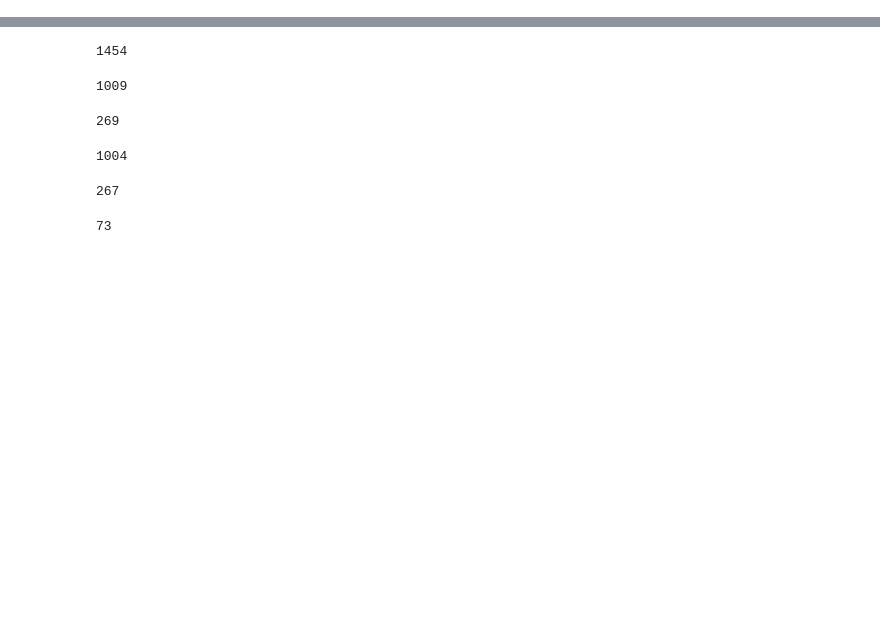
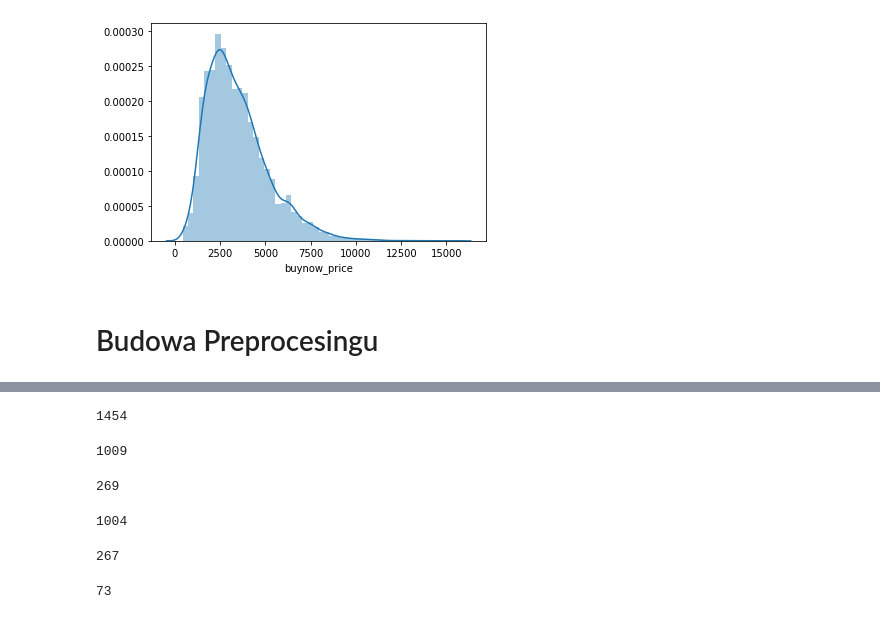
Before and after one commit to sadowskimarcin10/laptop-price, a Jupyter notebook: laptop_price_workflow.ipynb, the cells around one changed output, grey strips where cells are left out. Cells and saved outputs as stored; diff of their text form; code cells hidden in the pictures; blank space fills up the shorter version.

```diff
--- a/laptop_price_workflow.ipynb
+++ b/laptop_price_workflow.ipynb
@@ -5,0 +71,7 @@ df = get_json_data()
+# %%
+sns.distplot(train["buynow_price"])
+plt.show()
+# %% [output]
+[figure, added]
+# %% [markdown]
+# Budowa Preprocesingu
```
Also changed, not shown: parts of 28 cells of this notebook, 2 other files.
